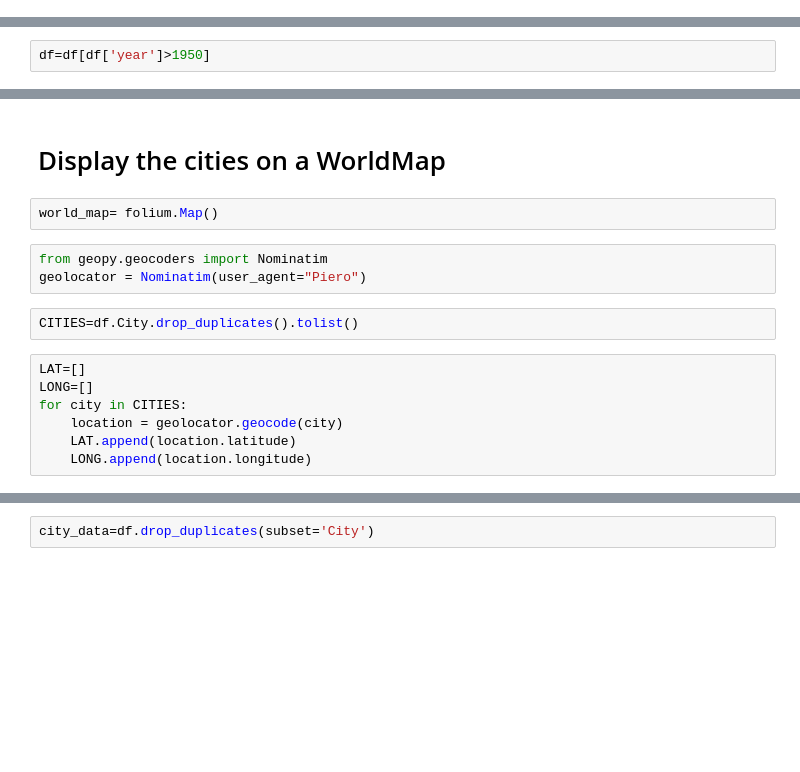
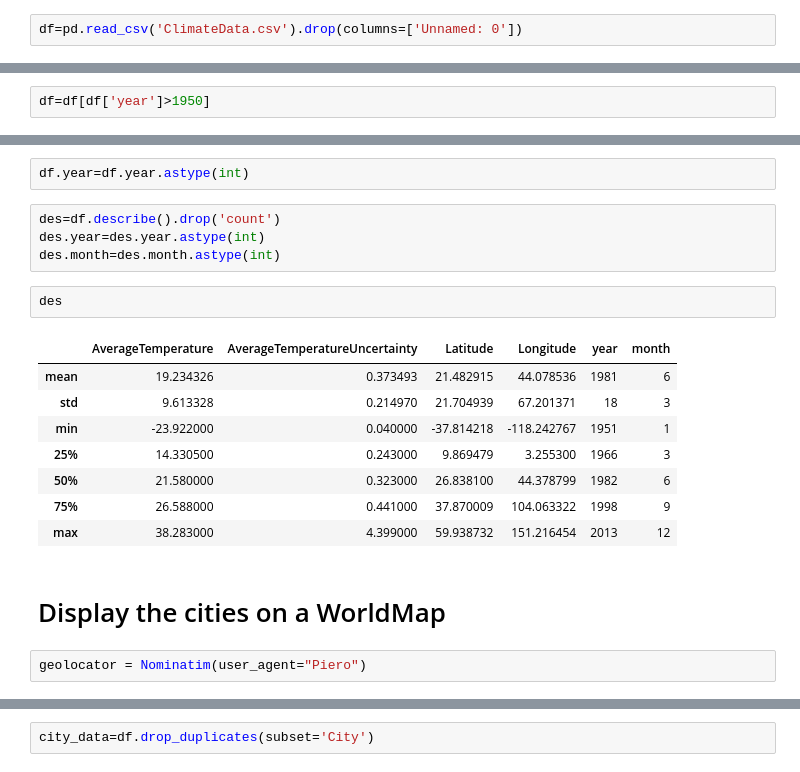
Before and after one commit to PieroPaialungaAI/ClimateChange, a Jupyter notebook: Overview.ipynb, the cells around one changed output, grey strips where cells are left out. Saved outputs shown, nothing was run; the diff lists cells and outputs as text; blank space fills up the shorter version.

```diff
--- a/Overview.ipynb
+++ b/Overview.ipynb
@@ -110,3 +88,5 @@ df
+# %%
+df=pd.read_csv('ClimateData.csv').drop(columns=['Unnamed: 0'])
 # %%
 df['dt']=pd.to_datetime(df.dt)
 # %%
@@ -126,16 +106,21 @@ df.head()
+# %%
+df.year=df.year.astype(int)
+# %%
+des=df.describe().drop('count')
+des.year=des.year.astype(int)
+des.month=des.month.astype(int)
+# %%
+des
+# %% [output]
+|  | AverageTemperature | AverageTemperatureUncertainty | Latitude | Longitude | year | month |
+| mean | 19.234326 | 0.373493 | 21.482915 | 44.078536 | 1981 | 6 |
+| std | 9.613328 | 0.214970 | 21.704939 | 67.201371 | 18 | 3 |
+| min | -23.922000 | 0.040000 | -37.814218 | -118.242767 | 1951 | 1 |
+| 25% | 14.330500 | 0.243000 | 9.869479 | 3.255300 | 1966 | 3 |
+| 50% | 21.580000 | 0.323000 | 26.838100 | 44.378799 | 1982 | 6 |
+| 75% | 26.588000 | 0.441000 | 37.870009 | 104.063322 | 1998 | 9 |
+| max | 38.283000 | 4.399000 | 59.938732 | 151.216454 | 2013 | 12 |
 # %% [markdown]
 # Display the cities on a WorldMap
-# %%
-world_map= folium.Map()
 # %%
-from geopy.geocoders import Nominatim
 geolocator = Nominatim(user_agent="Piero")
-# %%
-CITIES=df.City.drop_duplicates().tolist()
-# %%
-LAT=[]
-LONG=[]
-for city in CITIES:
-    location = geolocator.geocode(city)
-    LAT.append(location.latitude)
-    LONG.append(location.longitude)
```
Also changed, not shown: parts of 55 cells of this notebook, 7 other files.
